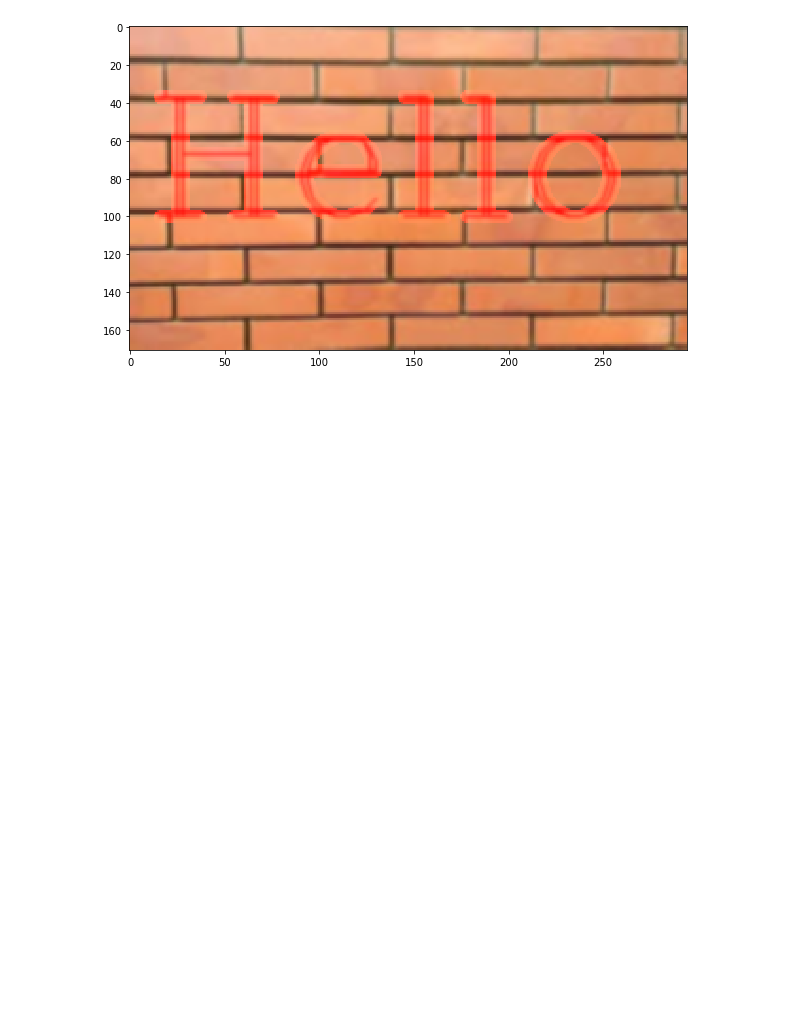
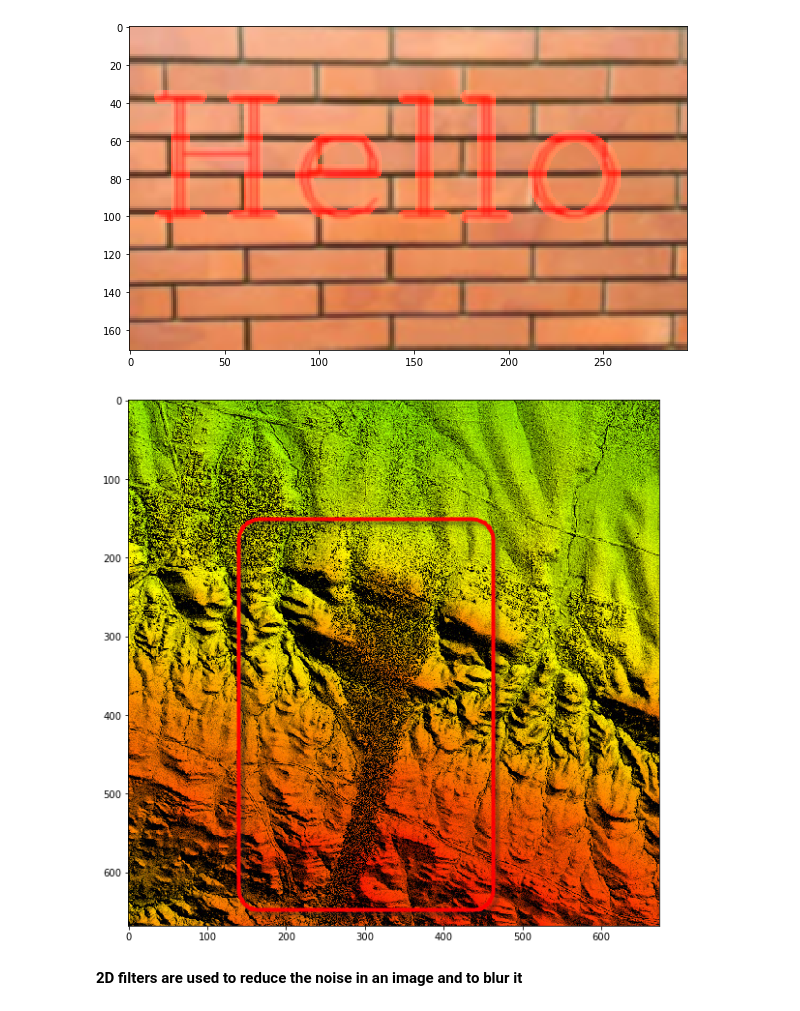
Before and after one commit to infiniteoverflow/Computer-Vision-Python, a Jupyter notebook: OpenCV using Python/Blurring And Smoothing.ipynb, the cells around one changed output. Saved outputs shown, nothing was run; the diff lists cells and outputs as text; code cells hidden in the pictures; blank space fills up the shorter version.

Commit message:
Noise Reduction

```diff
--- a/OpenCV using Python/Blurring And Smoothing.ipynb
+++ b/OpenCV using Python/Blurring And Smoothing.ipynb
@@ -83,3 +83,11 @@ disp_img(gauss)
 # %% [output]
 Clipping input data to the valid range for imshow with RGB data ([0..1] for floats or [0..255] for integers).
 [figure]
+# %%
+noise = cv2.imread('Images/noise.jpg').astype(np.float32) / 255
+noise = cv2.cvtColor(noise,cv2.COLOR_BGR2RGB)
+disp_img(noise)
+# %% [output]
+[figure, added]
+# %% [markdown]
+<b> 2D filters are used to reduce the noise in an image and to blur it </b>
```
Also changed, not shown: parts of 3 cells of this notebook, 1 other file.
